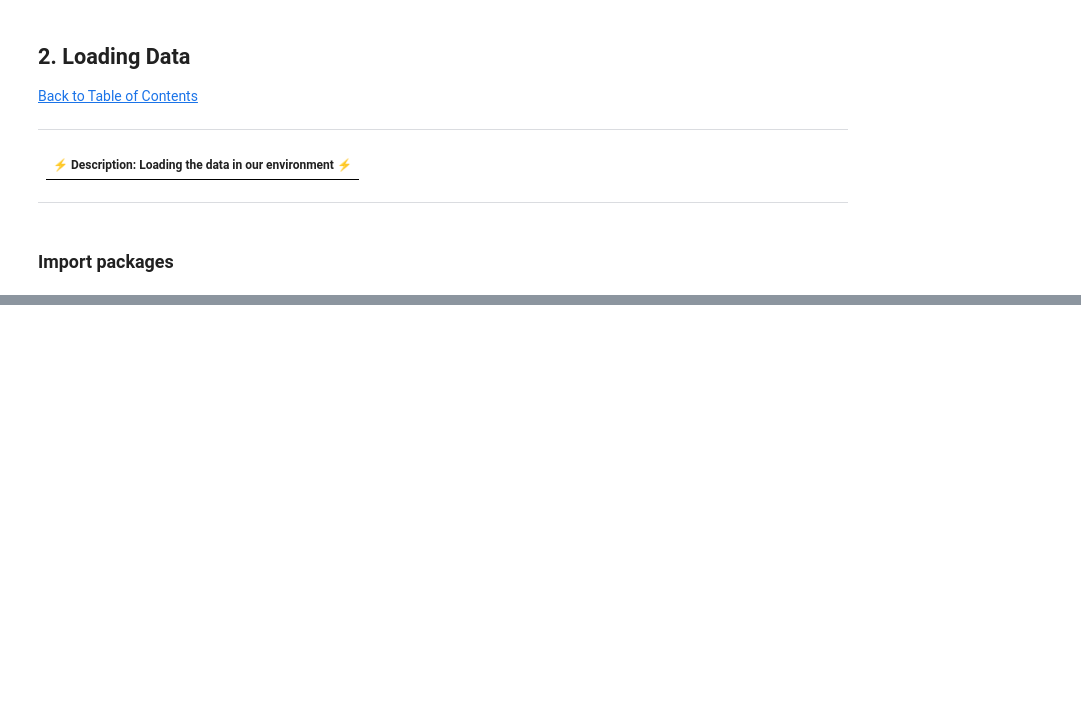
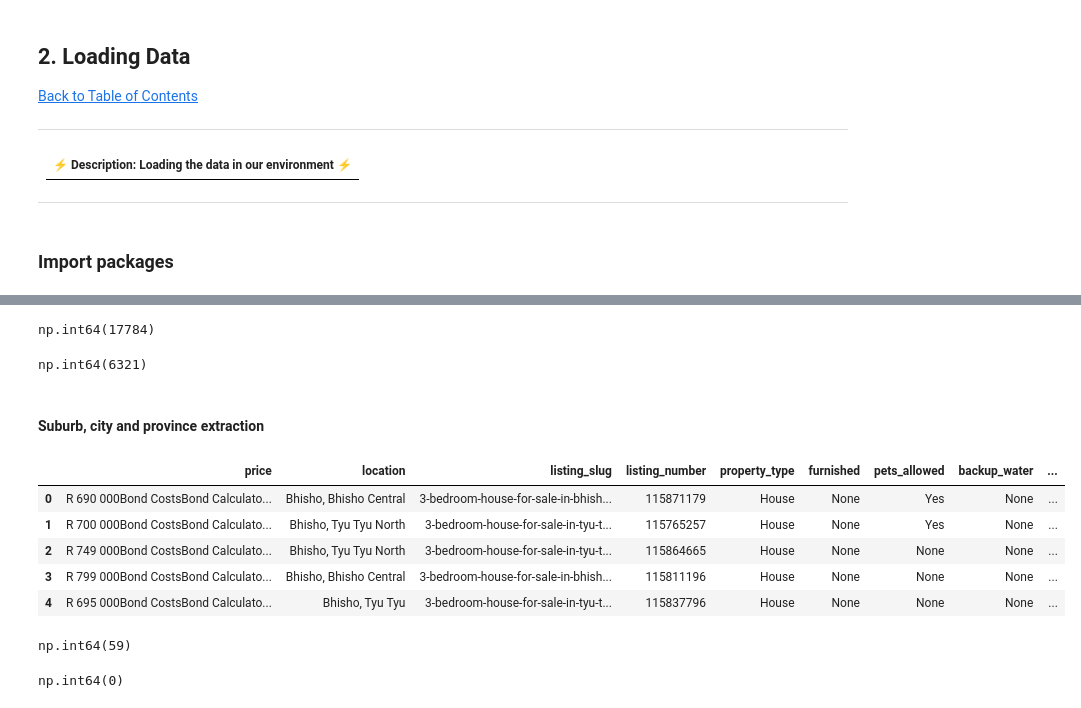
Before and after one commit to preciousratlhagane/south-african-property-market-analysis, a Jupyter notebook: notebooks/01_data_cleaning_for_sale.ipynb, the cells around one changed output, grey strips where cells are left out. Saved outputs shown, nothing was run; the diff lists cells and outputs as text; code cells hidden in the pictures; blank space fills up the shorter version.

```diff
--- a/notebooks/01_data_cleaning_for_sale.ipynb
+++ b/notebooks/01_data_cleaning_for_sale.ipynb
@@ -57,0 +116,3 @@ listings_for_sale = listings_for_sale.drop_duplicates().reset_index(drop=True)
+# %%
+# Drop the `property_description` column
+listings_for_sale.drop(columns=['property_description'], inplace=True)
@@ -57,0 +121,8 @@ listings_for_sale = listings_for_sale.drop_duplicates().reset_index(drop=True)
+# %%
+# Remove any information following the text 'Points of Interest' in the 'property_features' column
+listings_for_sale["property_features"] = listings_for_sale["property_features"].str.replace(
+    r'Points of Interest.*', '', regex=True
+)
+
+# Remove any empty spaces for easier analysis
+listings_for_sale["property_features"] = listings_for_sale["property_features"].str.strip()
@@ -57,0 +178,47 @@ listings_for_sale = listings_for_sale.drop_duplicates().reset_index(drop=True)
+# %%
+# Print the number of null values in the `bedrooms` column
+results_df["bedrooms"].isnull().sum()
+# %% [output]
+np.int64(17784)
+# %%
+def extract_bedrooms_from_property_title(title):
+    if pd.isna(title):
+        return None
+    match = re.search(r'(\d+)[-\s]?bedroom', title.lower())
+    return int(match.group(1)) if match else None
+
+
+results_df['bedrooms'] = results_df['bedrooms'].fillna(
+    results_df.apply(lambda row: extract_bedrooms_from_property_title(row['property_title']) if pd.isna(row['bedrooms']) else row['bedrooms'], axis=1))
+
+# Convert the column to an integer type
+results_df['bedrooms'] = pd.to_numeric(
+    results_df['bedrooms'], errors='coerce').astype('Int64')
+# %%
+# Print the number of null values in the `bedrooms` column
+results_df["bedrooms"].isnull().sum()
+# %% [output]
+np.int64(6321)
+# %% [markdown]
+#### Suburb, city and province extraction
+# %%
+# Extract the suburb from the property_title column
+results_df['suburb'] = results_df['property_title'].str.extract(
+    r'for Sale in (.+)', expand=False)
+
+# Remove the trailing numbers from the suburb column
+results_df['suburb'] = (
+    results_df['suburb'].str.replace(r'-\d+$', '', regex=True).str.strip())
+
+# Drop the property_title column as we have extracted all the information we need
+results_df.drop(columns=['property_title'], inplace=True)
+
+# Print the first five rows of the table to see the results
+results_df.head()
+# %% [output]
+|  | price | location | listing_slug | listing_number | property_type | furnished | pets_allowed | backup_water | ... |
+| 0 | R 690 000Bond CostsBond Calculato... | Bhisho, Bhisho Central | 3-bedroom-house-for-sale-in-bhish... | 115871179 | House | None | Yes | None | ... |
+| 1 | R 700 000Bond CostsBond Calculato... | Bhisho, Tyu Tyu North | 3-bedroom-house-for-sale-in-tyu-t... | 115765257 | House | None | Yes | None | ... |
+| 2 | R 749 000Bond CostsBond Calculato... | Bhisho, Tyu Tyu North | 3-bedroom-house-for-sale-in-tyu-t... | 115864665 | House | None | None | None | ... |
+| 3 | R 799 000Bond CostsBond Calculato... | Bhisho, Bhisho Central | 3-bedroom-house-for-sale-in-bhish... | 115811196 | House | None | None | None | ... |
+| 4 | R 695 000Bond CostsBond Calculato... | Bhisho, Tyu Tyu | 3-bedroom-house-for-sale-in-tyu-t... | 115837796 | House | None | None | None | ... |
@@ -57,0 +256,11 @@ listings_for_sale = listings_for_sale.drop_duplicates().reset_index(drop=True)
+# %%
+# Print out the number of null values within the `city` column
+results_df['city'].isnull().sum()
+# %% [output]
+np.int64(59)
+# %%
+# Drop the city rows with null values
+results_df = results_df.dropna(subset=['city'])
+results_df['city'].isnull().sum()
+# %% [output]
+np.int64(0)
```
Also changed, not shown: parts of 130 cells of this notebook.
